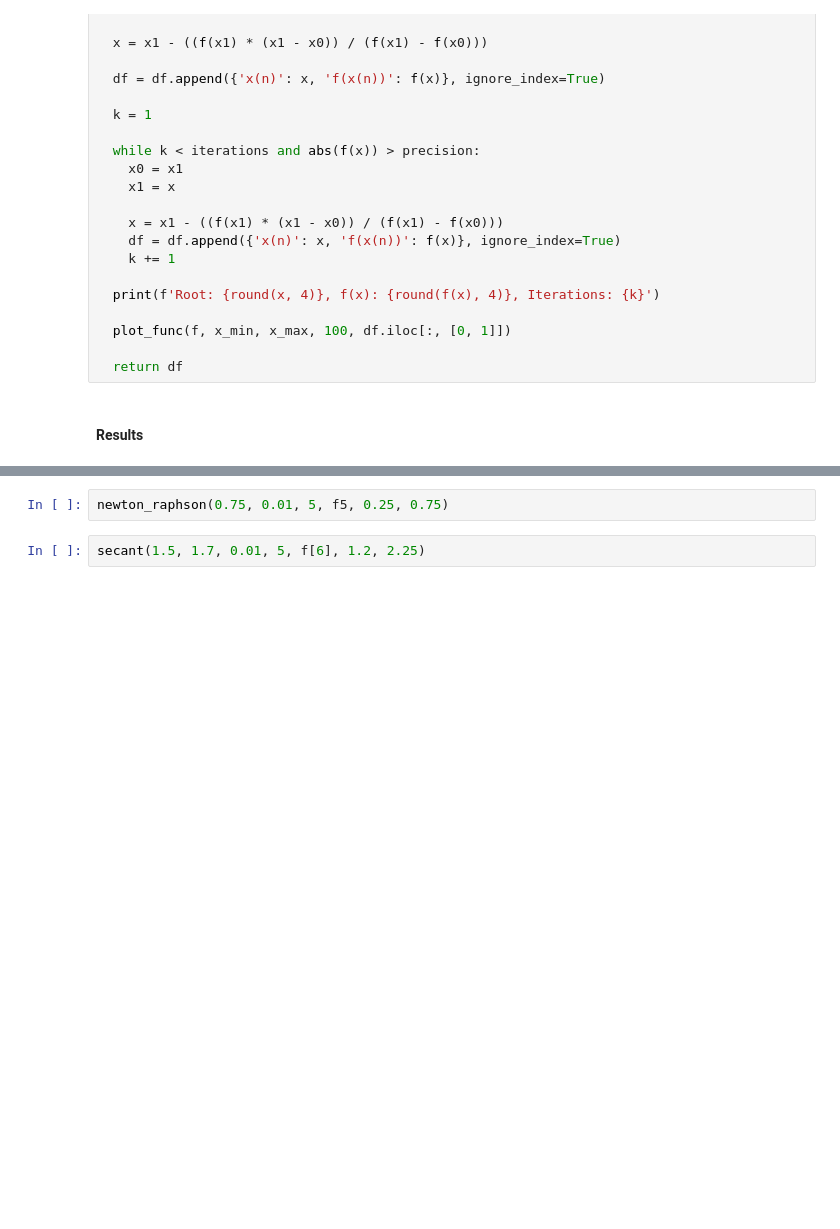
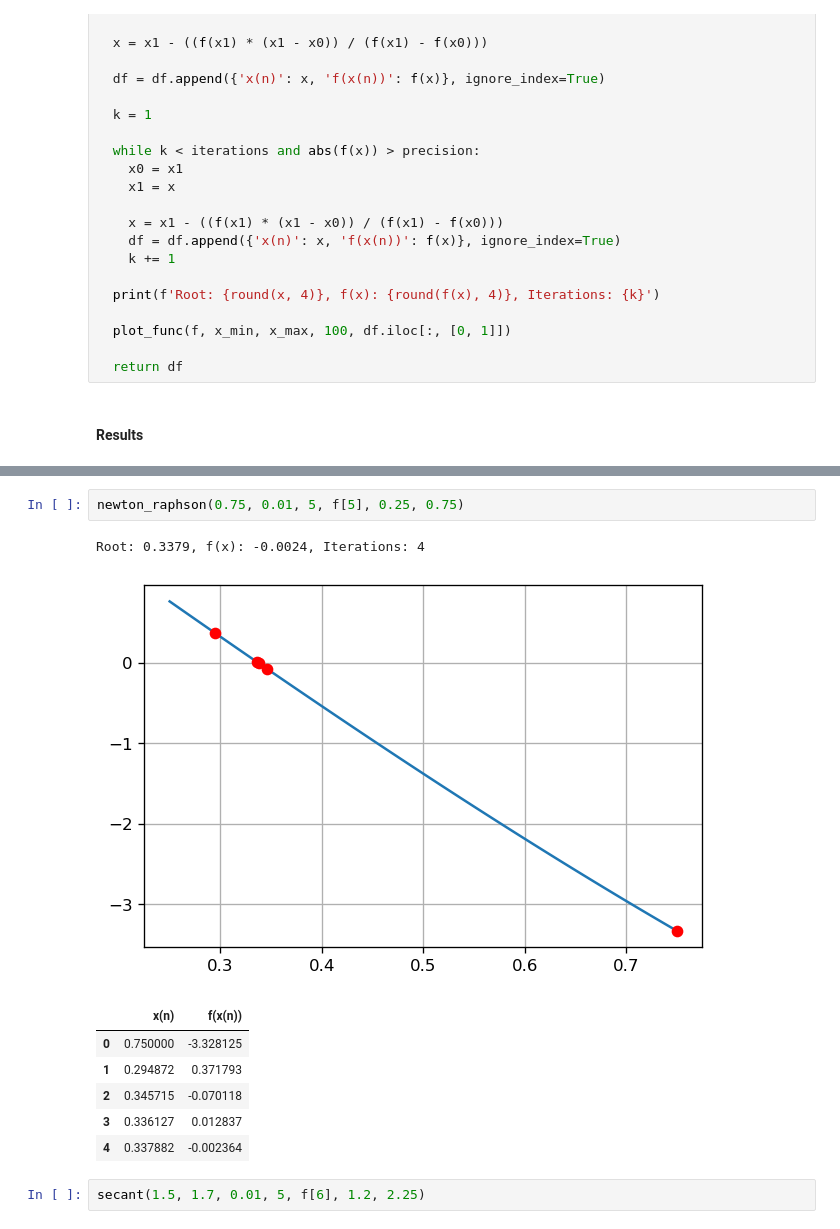
Before and after one commit to carloscalage/calculo_numerico, a Jupyter notebook: eq_alg_transc.ipynb, the cells around one changed output, grey strips where cells are left out. Saved outputs shown, nothing was run; the diff lists cells and outputs as text; blank space fills up the shorter version.

```diff
--- a/eq_alg_transc.ipynb
+++ b/eq_alg_transc.ipynb
@@ -177,5 +173,14 @@ bissec(0, 1, 0.01, 5, f[2])
 # %%
-newton_raphson(0.75, 0.01, 5, f5, 0.25, 0.75)
+newton_raphson(0.75, 0.01, 5, f[5], 0.25, 0.75)
+# %% [output]
+Root: 0.3379, f(x): -0.0024, Iterations: 4
+[figure, added]
+|  | x(n) | f(x(n)) |
+| 0 | 0.750000 | -3.328125 |
+| 1 | 0.294872 | 0.371793 |
+| 2 | 0.345715 | -0.070118 |
+| 3 | 0.336127 | 0.012837 |
+| 4 | 0.337882 | -0.002364 |
 # %%
 secant(1.5, 1.7, 0.01, 5, f[6], 1.2, 2.25)
 # %% [output]
```
Also changed, not shown: parts of 4 cells of this notebook.
